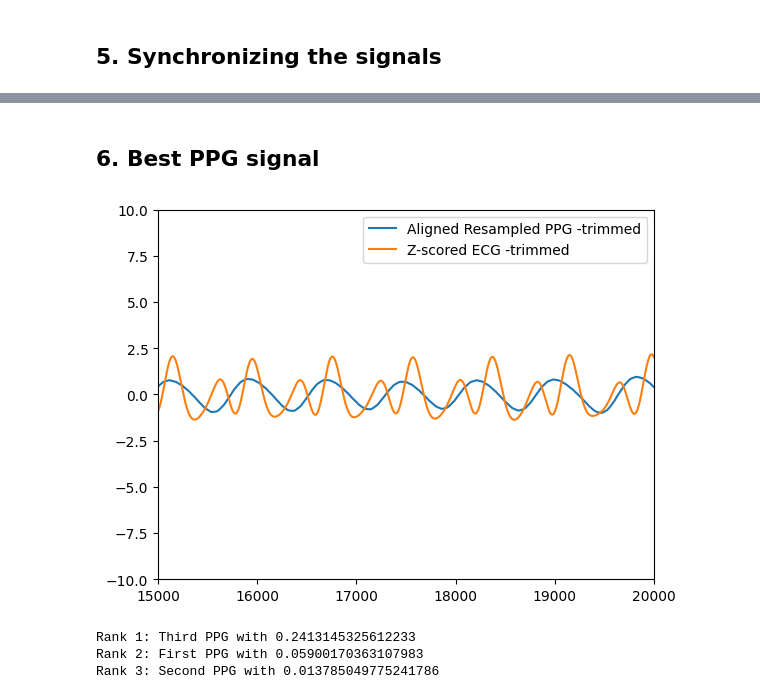
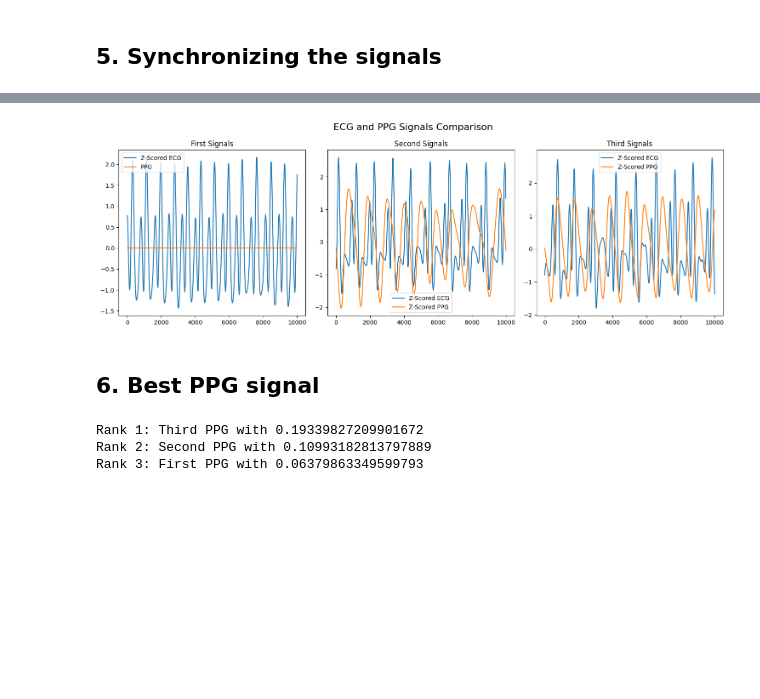
Before and after one commit to lifelonglearner94/signal_processing, a Jupyter notebook: Assignment_final.ipynb, the cells around one changed output, grey strips where cells are left out. Drawn from its saved outputs; the diff is of its cells as text; code cells hidden in the pictures; blank space fills up the shorter version.

Commit message:
added iterative method for finding best synch

```diff
--- a/Assignment_final.ipynb
+++ b/Assignment_final.ipynb
@@ -156,30 +155,18 @@ synched_third_ppg = synchronize_signals(third_ecg_preprocessed, third_ppg_prepro
+# %%
+best_ecg_first, best_ppg_first = iterativly_find_best_synch(first_ecg_preprocessed, first_ppg_preprocessed, first_ecg_pulse_locations, first_ppg_pulse_locations)
+best_ecg_second, best_ppg_second = iterativly_find_best_synch(second_ecg_preprocessed, second_ppg_preprocessed, second_ecg_pulse_locations, second_ppg_pulse_locations)
+best_ecg_third, best_ppg_third = iterativly_find_best_synch(third_ecg_preprocessed, third_ppg_preprocessed, third_ecg_pulse_locations, third_ppg_pulse_locations)
+
+plot_all_signals(best_ecg_first[40000:50000], best_ppg_first[40000:50000], best_ecg_second[40000:50000], best_ppg_second[40000:50000], best_ecg_third[40000:50000], best_ppg_third[40000:50000])
+# %% [output]
+[figure, added]
 # %% [markdown]
 ## 6. Best PPG signal
-# %%
-# TESTEST trim signals
-sig1_first, sig2_first = align_and_trim_signals(synched_first_ppg, first_ecg_preprocessed)
-sig1_second, sig2_second = align_and_trim_signals(synched_second_ppg, second_ecg_preprocessed)
-sig1_third, sig2_third = align_and_trim_signals(synched_third_ppg, third_ecg_preprocessed)
-
-plt.plot(sig1_first, label='Aligned Resampled PPG -trimmed')
-plt.plot(calculate_zscore(sig2_first), label='Z-scored ECG -trimmed')
-
-plt.xlim(15000, 20000)
-plt.ylim(-10, 10)
-
-plt.legend()
-
-plt.show()
-# %% [output]
-[figure, removed]
 # %%
-# TODO Bring it to the same lenght (+ cut padded zeros)
-
-
 # compute correlation coeff
-corr_first = stats.pearsonr(sig1_first, sig2_first)[0]
-corr_second = stats.pearsonr(sig1_second, sig2_second)[0]
-corr_third = stats.pearsonr(sig1_third, sig2_third)[0]
+corr_first = stats.pearsonr(best_ecg_first, best_ppg_first)[0]
+corr_second = stats.pearsonr(best_ecg_second, best_ppg_second)[0]
+corr_third = stats.pearsonr(best_ecg_third, best_ppg_third)[0]
 
 # Sort
 value_string_pairs = [
@@ -197,6 +184,6 @@ for value, string in sorted_pairs:
     print(f"Rank {rank_counter}: {string} with {value}")
     rank_counter+=1
 # %% [output]
-Rank 1: Third PPG with 0.2413145325612233
-Rank 2: First PPG with 0.05900170363107983
-Rank 3: Second PPG with 0.013785049775241786
+Rank 1: Third PPG with 0.19339827209901672
+Rank 2: Second PPG with 0.10993182813797889
+Rank 3: First PPG with 0.06379863349599793
```
Also changed, not shown: parts of 3 cells of this notebook, 1 other file.
